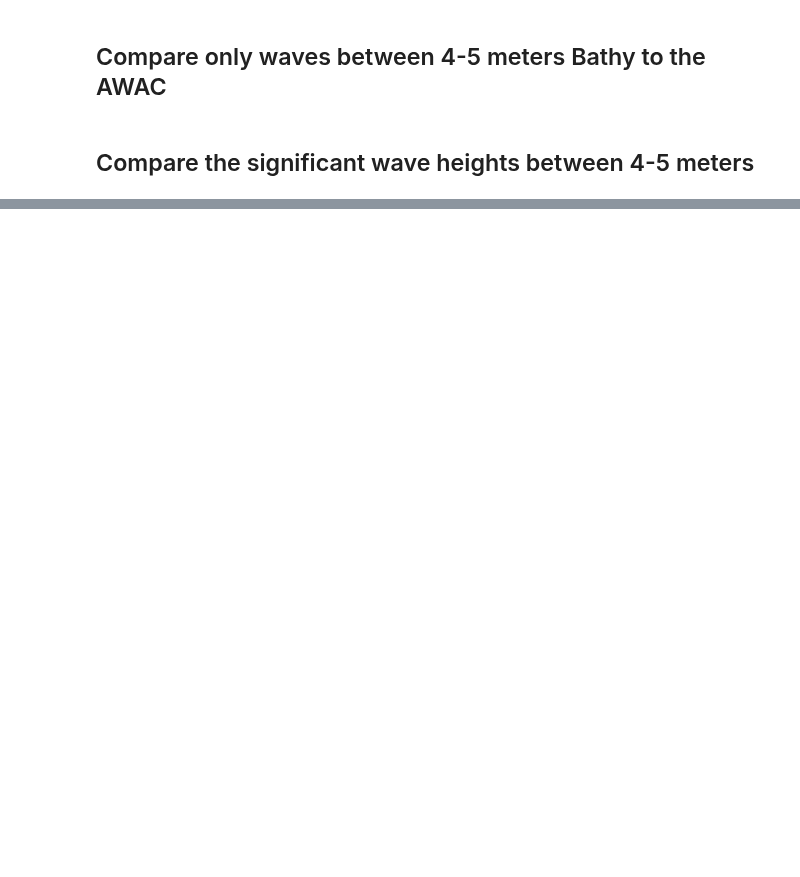
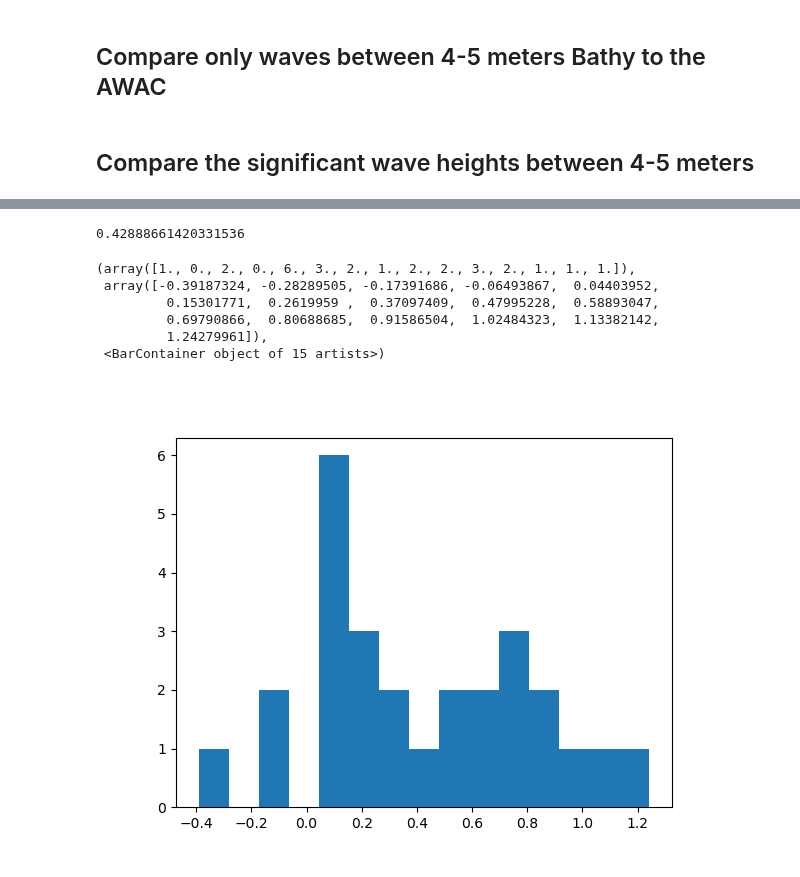
Before and after one commit to SASlabgroup/DUNEXMainExp, a Jupyter notebook: analysis/mission_comparison_4p5awac.ipynb, the cells around one changed output, grey strips where cells are left out. Drawn from its saved outputs; the diff is of its cells as text; code cells hidden in the pictures; blank space fills up the shorter version.

```diff
--- a/analysis/mission_comparison_4p5awac.ipynb
+++ b/analysis/mission_comparison_4p5awac.ipynb
@@ -218,0 +244,15 @@ ax.legend()
+# %%
+sig_wave_height_residual_45 =  np.array(awac_sig_wave_heights_45) - np.array(microSWIFT_sig_wave_heights_45)
+mean_residual_45 = np.mean(sig_wave_height_residual_45)
+print(mean_residual_45)
+fig, ax = plt.subplots()
+ax.hist(sig_wave_height_residual_45, bins=15)
+# %% [output]
+0.42888661420331536
+(array([1., 0., 2., 0., 6., 3., 2., 1., 2., 2., 3., 2., 1., 1., 1.]),
+ array([-0.39187324, -0.28289505, -0.17391686, -0.06493867,  0.04403952,
+         0.15301771,  0.2619959 ,  0.37097409,  0.47995228,  0.58893047,
+         0.69790866,  0.80688685,  0.91586504,  1.02484323,  1.13382142,
+         1.24279961]),
+ <BarContainer object of 15 artists>)
+[figure, added]
```
Also changed, not shown: parts of 12 cells of this notebook, 6 other files.
